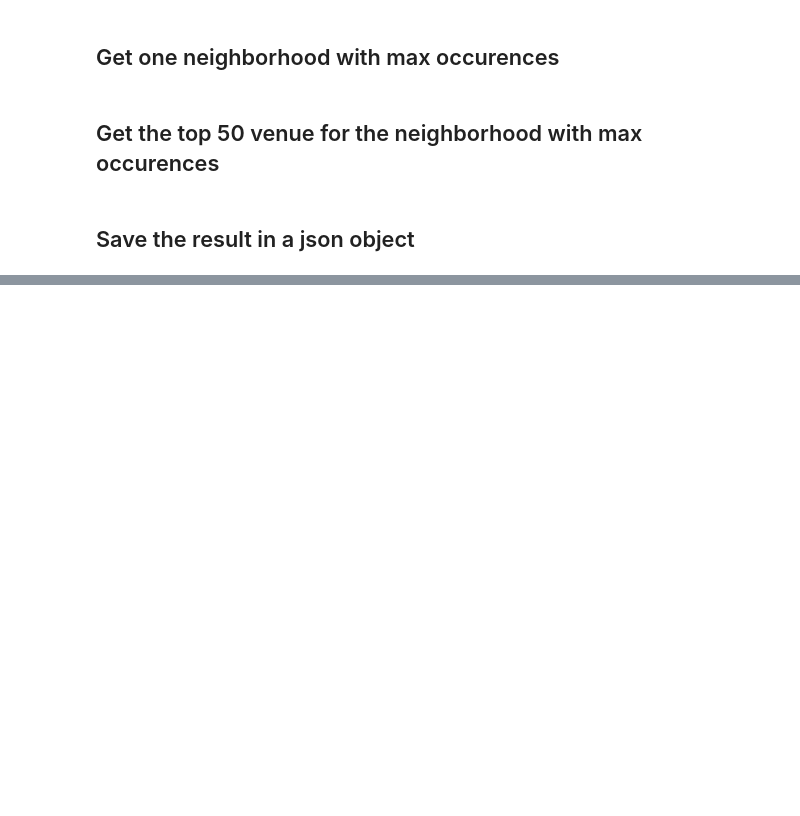
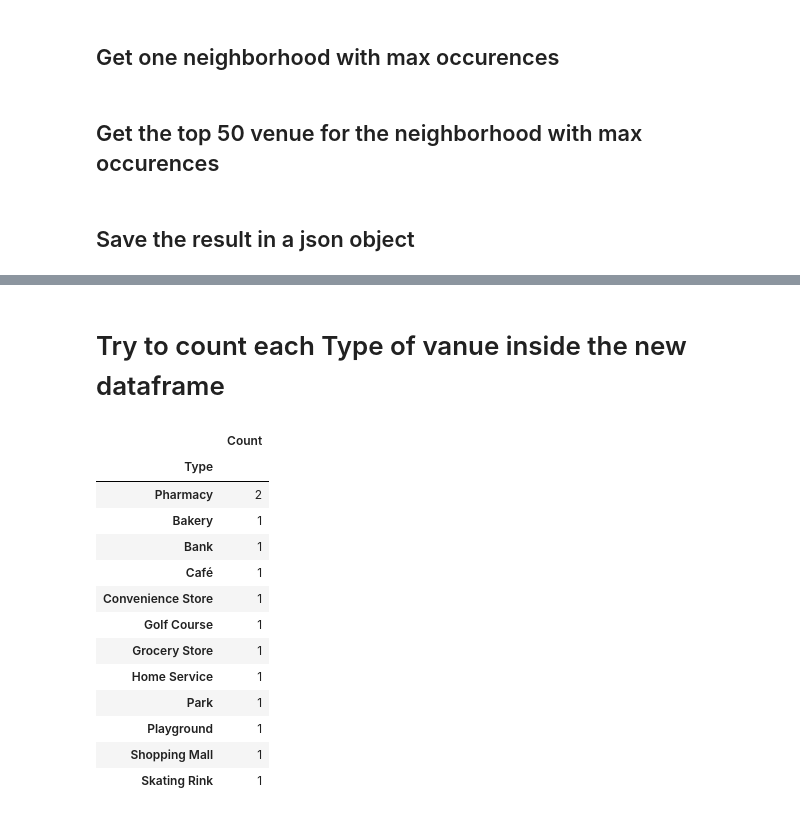
Before and after one commit to rpll94/Coursera_Capstone, a Jupyter notebook: main3.ipynb, the cells around one changed output, grey strips where cells are left out. Saved outputs shown, nothing was run; the diff lists cells and outputs as text; code cells hidden in the pictures; blank space fills up the shorter version.

```diff
--- a/main3.ipynb
+++ b/main3.ipynb
@@ -152,0 +199,22 @@ results = requests.get(url).json()
+# %% [markdown]
+# Try to count each Type of vanue inside the new dataframe
+# %%
+count_venue_type = venues_df[['Type']].groupby(by='Type').size()
+count_venue_type = pd.DataFrame(count_venue_type, columns=['Count'])
+count_venue_type = count_venue_type.sort_values(by='Count', ascending=False)
+count_venue_type
+# %% [output]
+|  | Count |
+| Type |  |
+| Pharmacy | 2 |
+| Bakery | 1 |
+| Bank | 1 |
+| Café | 1 |
+| Convenience Store | 1 |
+| Golf Course | 1 |
+| Grocery Store | 1 |
+| Home Service | 1 |
+| Park | 1 |
+| Playground | 1 |
+| Shopping Mall | 1 |
+| Skating Rink | 1 |
```
Also changed, not shown: parts of 21 cells of this notebook.
